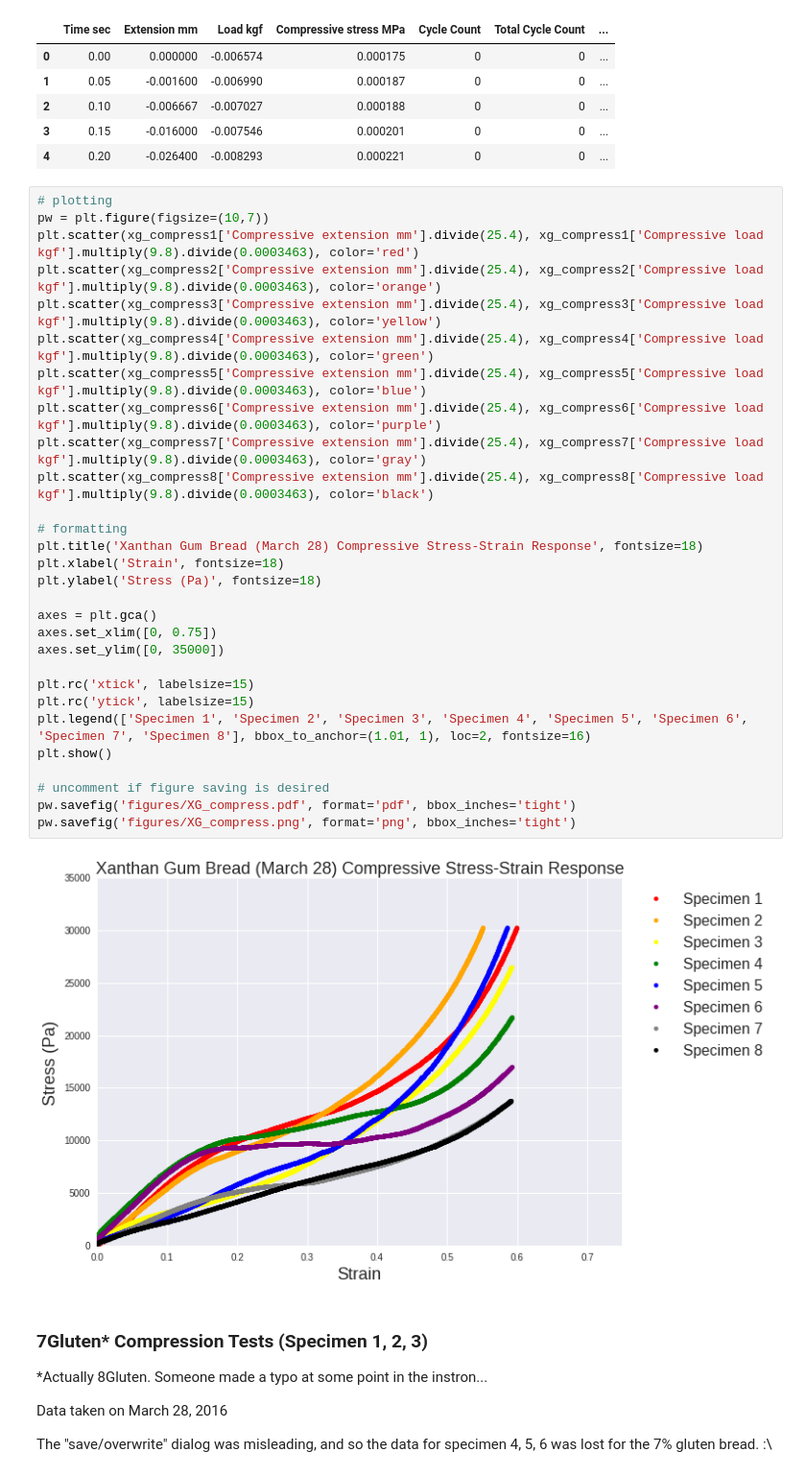
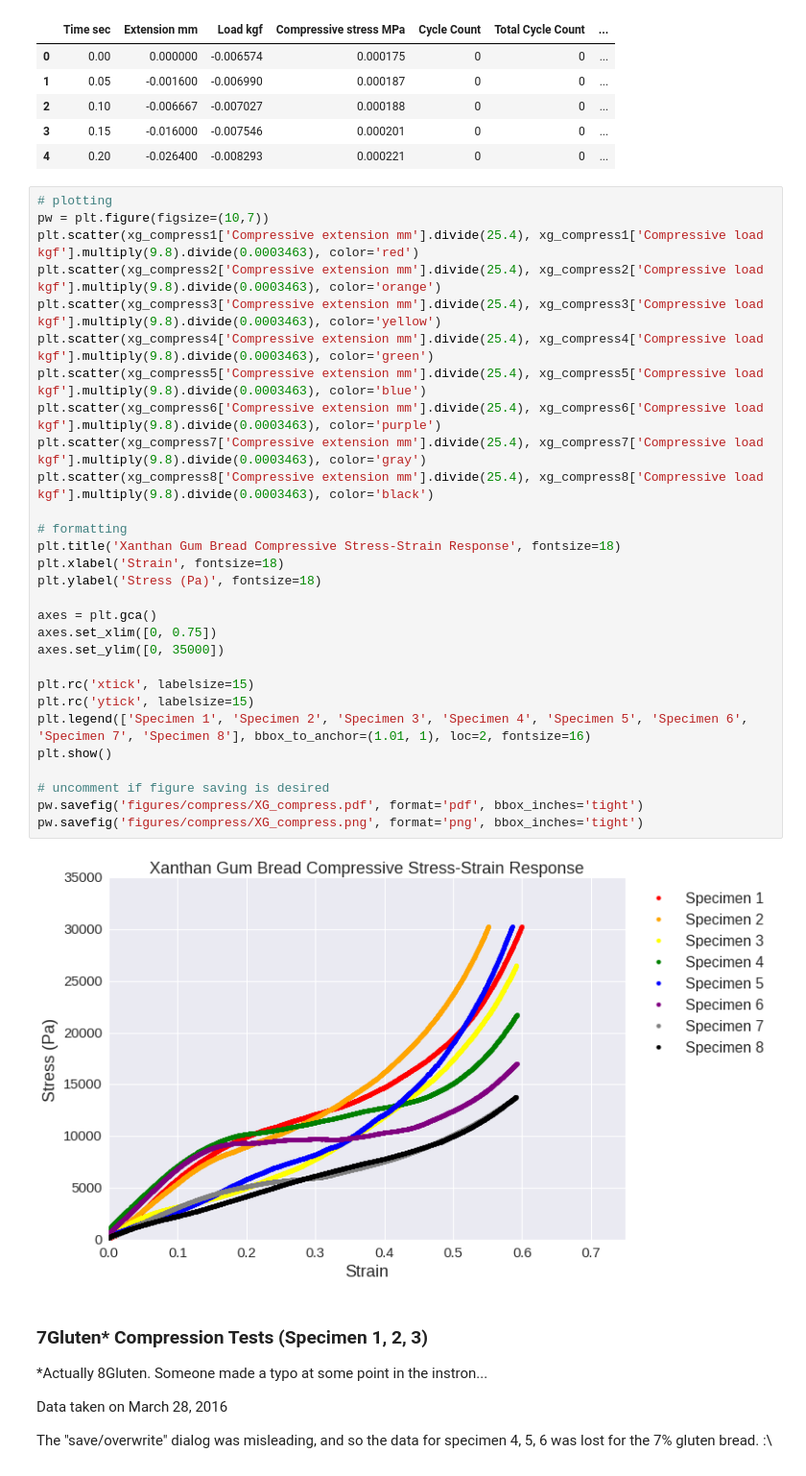
Before and after one commit to greenteawarrior/MatSci, a Jupyter notebook: GFBaking/instron_raw_2.ipynb, the cells around one changed output. Shown: that part at 96% size. Drawn from its saved outputs; the diff is of its cells as text.

```diff
--- a/GFBaking/instron_raw_2.ipynb
+++ b/GFBaking/instron_raw_2.ipynb
@@ -41,34 +41,34 @@ xg_compress8.head()
 # %%
 # plotting
 pw = plt.figure(figsize=(10,7))
 plt.scatter(xg_compress1['Compressive extension mm'].divide(25.4), xg_compress1['Compressive load kgf'].multiply(9.8).divide(0.0003463), color='red')
 plt.scatter(xg_compress2['Compressive extension mm'].divide(25.4), xg_compress2['Compressive load kgf'].multiply(9.8).divide(0.0003463), color='orange')
 plt.scatter(xg_compress3['Compressive extension mm'].divide(25.4), xg_compress3['Compressive load kgf'].multiply(9.8).divide(0.0003463), color='yellow')
 plt.scatter(xg_compress4['Compressive extension mm'].divide(25.4), xg_compress4['Compressive load kgf'].multiply(9.8).divide(0.0003463), color='green')
 plt.scatter(xg_compress5['Compressive extension mm'].divide(25.4), xg_compress5['Compressive load kgf'].multiply(9.8).divide(0.0003463), color='blue')
 plt.scatter(xg_compress6['Compressive extension mm'].divide(25.4), xg_compress6['Compressive load kgf'].multiply(9.8).divide(0.0003463), color='purple')
 plt.scatter(xg_compress7['Compressive extension mm'].divide(25.4), xg_compress7['Compressive load kgf'].multiply(9.8).divide(0.0003463), color='gray')
 plt.scatter(xg_compress8['Compressive extension mm'].divide(25.4), xg_compress8['Compressive load kgf'].multiply(9.8).divide(0.0003463), color='black')
 
 # formatting
-plt.title('Xanthan Gum Bread (March 28) Compressive Stress-Strain Response', fontsize=18)
+plt.title('Xanthan Gum Bread Compressive Stress-Strain Response', fontsize=18)
 plt.xlabel('Strain', fontsize=18)
 plt.ylabel('Stress (Pa)', fontsize=18)
 
 axes = plt.gca()
 axes.set_xlim([0, 0.75])
 axes.set_ylim([0, 35000])
 
 plt.rc('xtick', labelsize=15)
 plt.rc('ytick', labelsize=15)
 plt.legend(['Specimen 1', 'Specimen 2', 'Specimen 3', 'Specimen 4', 'Specimen 5', 'Specimen 6', 'Specimen 7', 'Specimen 8'], bbox_to_anchor=(1.01, 1), loc=2, fontsize=16)
 plt.show()
 
 # uncomment if figure saving is desired
-pw.savefig('figures/XG_compress.pdf', format='pdf', bbox_inches='tight')
-pw.savefig('figures/XG_compress.png', format='png', bbox_inches='tight')
+pw.savefig('figures/compress/XG_compress.pdf', format='pdf', bbox_inches='tight')
+pw.savefig('figures/compress/XG_compress.png', format='png', bbox_inches='tight')
 # %% [output]
-[figure, old version]
+[figure, new version]
 # %% [markdown]
 ### 7Gluten* Compression Tests (Specimen 1, 2, 3)
 
```
Also changed, not shown: parts of 3 cells of this notebook, 22 other files.
